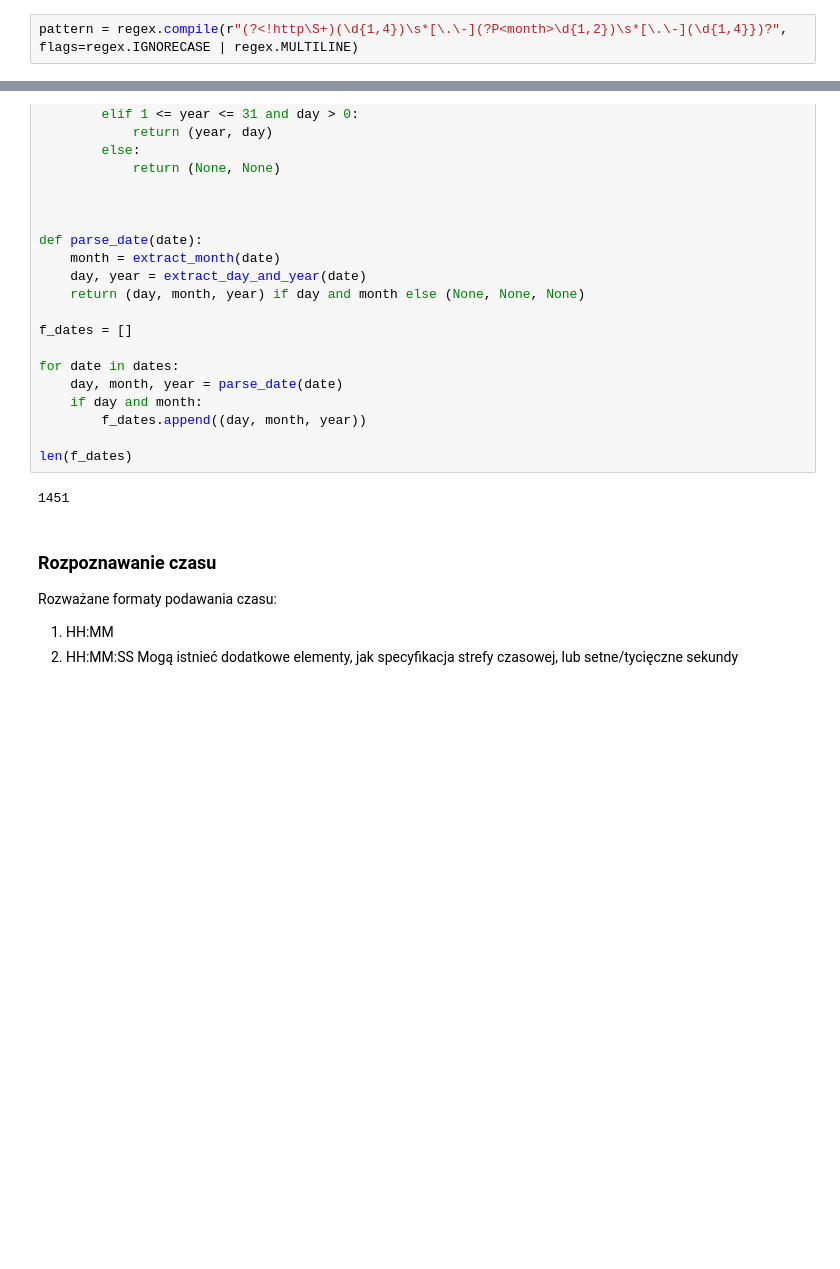
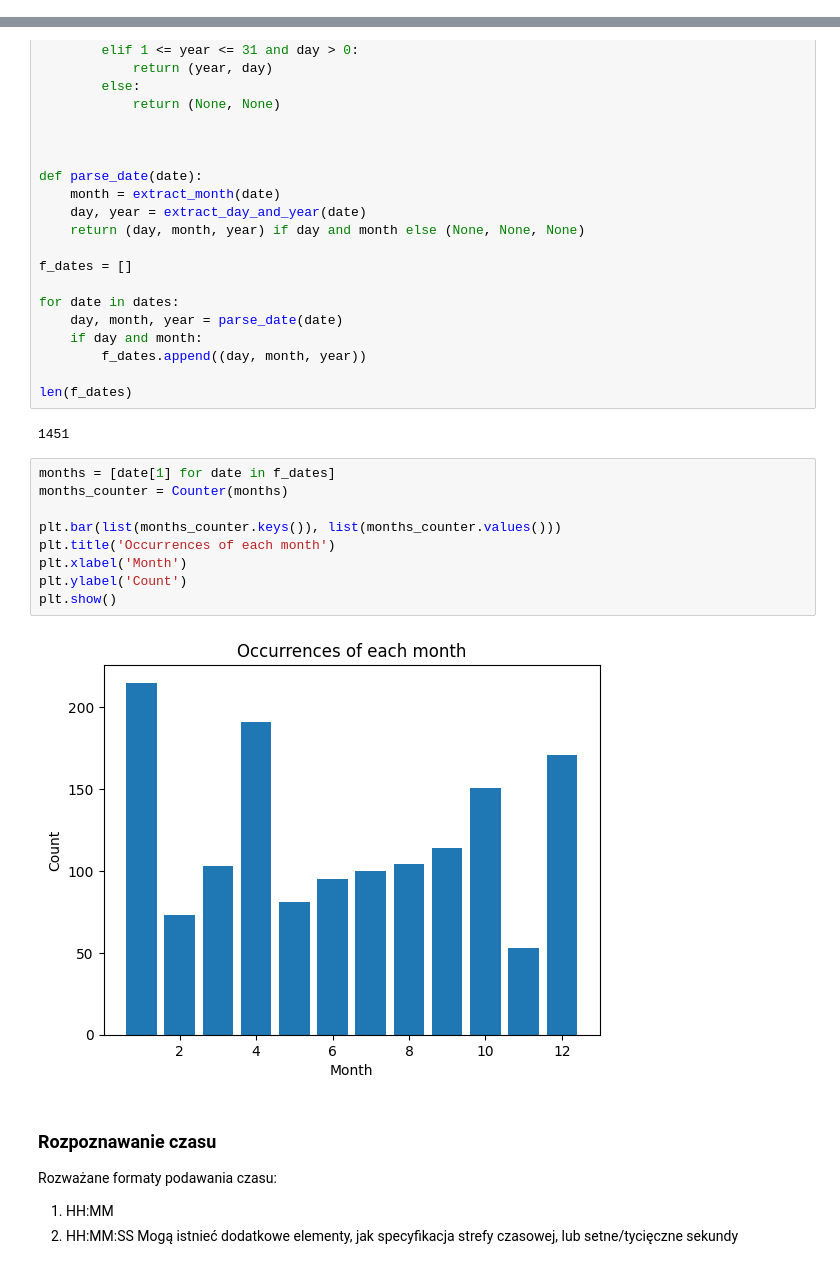
Before and after one commit to mwardynski/nlp, a Jupyter notebook: lab1/regex-ex.ipynb, the cells around one changed output, grey strips where cells are left out. Cells and saved outputs as stored; diff of their text form; blank space fills up the shorter version.

Commit message:
[lab1] plot bar chart for month occurrences

```diff
--- a/lab1/regex-ex.ipynb
+++ b/lab1/regex-ex.ipynb
@@ -27,8 +29,6 @@ Narodowe Centrum Kultury w poniższym artykule https://nck.pl/projekty-kulturaln
 Powyższe przypadki dopuszczają też wiele niekoniecznie właściwych formatów, jednak wielu autorów tekstu nie unika błędów przy podawaniu dat, stąd niektóre zasady zostały poluzowane, a niektóre przypadki zostaną sprawdzone przed właściwą definicją wyrażenia regularnego. Jednakże reguły zostają zacieśniane w momencie, gdy takie działanie znacznie redukuje liczbę false-positives.
 
 Pierwszy podlinkowany artykuł wspomina też o formacie, w którym zapis daty jest kompletnie słowny (np. dwudziesty siódmy kwietnia dwa tysiące dwunastego roku), jednakże jest to tak rzadki przypadek, że nie będzie on brany pod uwagę.
-# %%
-pattern = regex.compile(r"(?<!http\S+)(\d{1,4})\s*[\.\-](?P<month>\d{1,2})\s*[\.\-](\d{1,4}})?", flags=regex.IGNORECASE | regex.MULTILINE)
 # %% [markdown]
 #### Sprawdzanie przypadków szczególnych
 
@@ -220,6 +220,17 @@ for date in dates:
 len(f_dates)
 # %% [output]
 1451
+# %%
+months = [date[1] for date in f_dates]
+months_counter = Counter(months)
+
+plt.bar(list(months_counter.keys()), list(months_counter.values()))
+plt.title('Occurrences of each month')
+plt.xlabel('Month')
+plt.ylabel('Count')
+plt.show()
+# %% [output]
+[figure, added]
 # %% [markdown]
 ### Rozpoznawanie czasu
 
```
Also changed, not shown: parts of 3 cells of this notebook.
